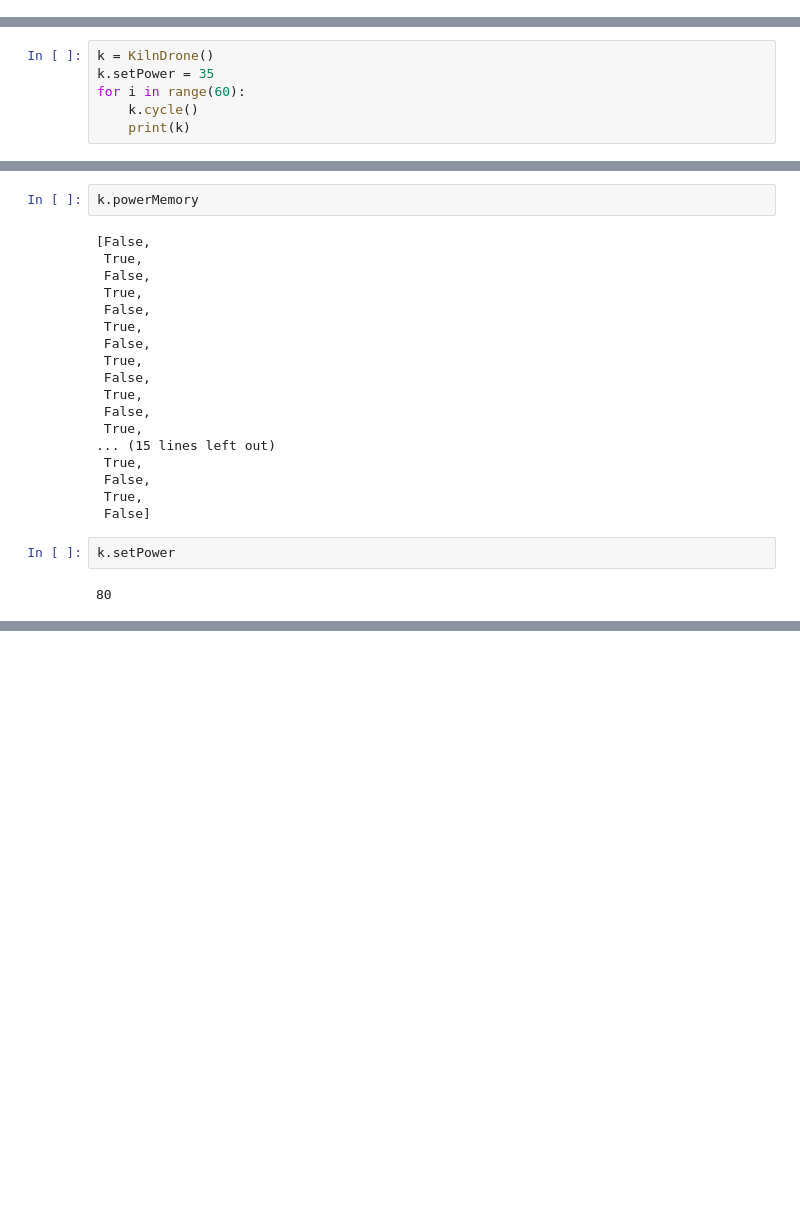
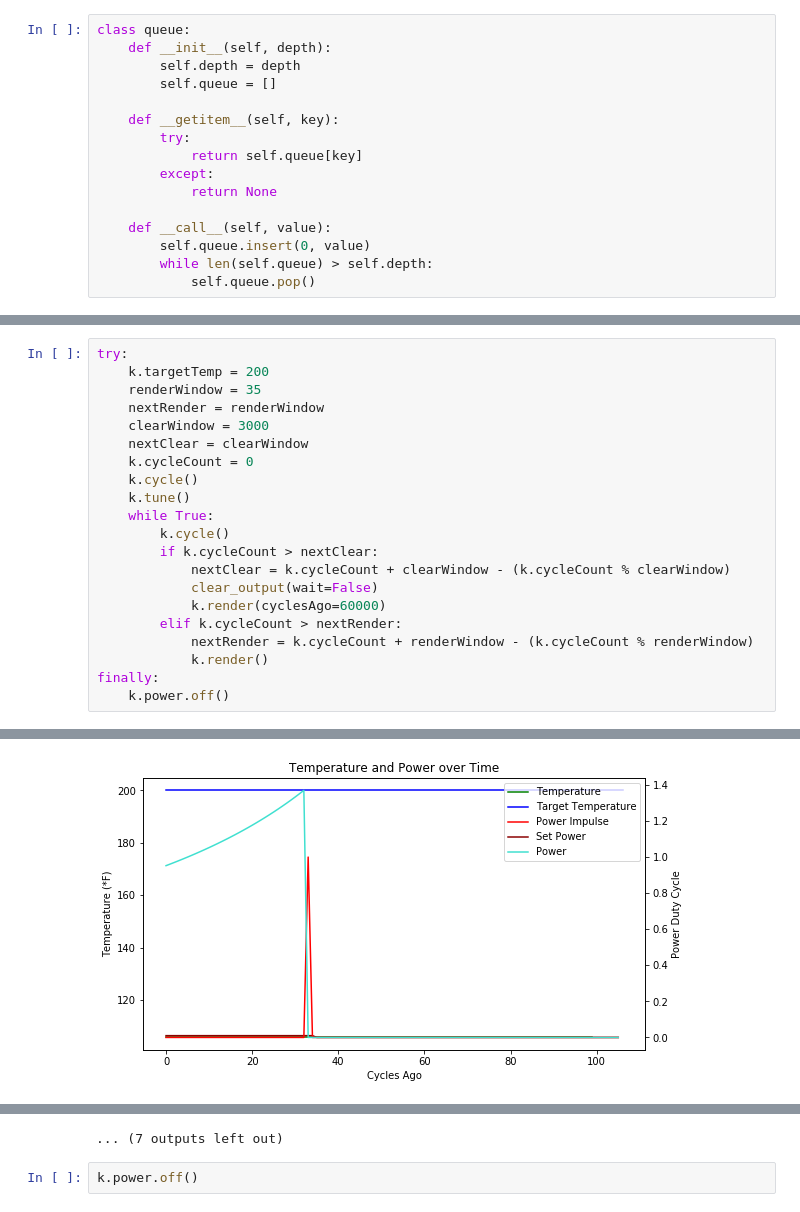
Before and after one commit to MakUrSpace/kilndrone, a Jupyter notebook: kilndrone.ipynb, the cells around one changed output, grey strips where cells are left out. Saved outputs shown, nothing was run; the diff lists cells and outputs as text; blank space fills up the shorter version.

```diff
--- a/kilndrone.ipynb
+++ b/kilndrone.ipynb
@@ -78,0 +26,16 @@ class KilnDrone:
+# %%
+class queue:
+    def __init__(self, depth):
+        self.depth = depth
+        self.queue = []
+
+    def __getitem__(self, key):
+        try:
+            return self.queue[key]
+        except:
+            return None
+
+    def __call__(self, value):
+        self.queue.insert(0, value)
+        while len(self.queue) > self.depth:
+            self.queue.pop()
@@ -83,6 +216,0 @@ False
-# %%
-k = KilnDrone()
-k.setPower = 35
-for i in range(60):
-    k.cycle()
-    print(k)
@@ -107,24 +217,22 @@ Observing Temperature
-# %%
-k.powerMemory
-# %% [output]
-[False,
- True,
- False,
- True,
- False,
- True,
- False,
- True,
- False,
- True,
- False,
- True,
-... (15 lines left out)
- True,
- False,
- True,
- False]
-# %%
-k.setPower
-# %% [output]
-80
+# %%
+try:
+    k.targetTemp = 200
+    renderWindow = 35
+    nextRender = renderWindow
+    clearWindow = 3000
+    nextClear = clearWindow
+    k.cycleCount = 0
+    k.cycle()
+    k.tune()
+    while True:
+        k.cycle()
+        if k.cycleCount > nextClear:
+            nextClear = k.cycleCount + clearWindow - (k.cycleCount % clearWindow)
+            clear_output(wait=False)
+            k.render(cyclesAgo=60000)
+        elif k.cycleCount > nextRender:
+            nextRender = k.cycleCount + renderWindow - (k.cycleCount % renderWindow)
+            k.render()
+finally:
+    k.power.off()
+# %% [output]
@@ -130,0 +256 @@ k.setPower
+[figure, added]
@@ -130,0 +347,3 @@ k.setPower
+... (7 outputs left out)
+# %%
+k.power.off()
```
Also changed, not shown: parts of 9 cells of this notebook, 1 other file.
